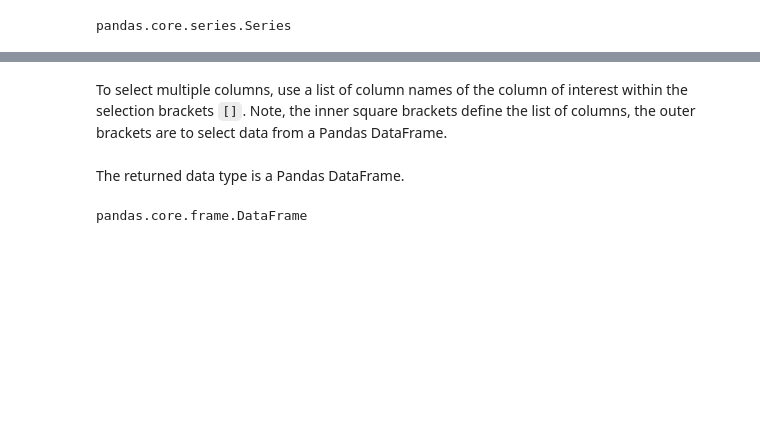
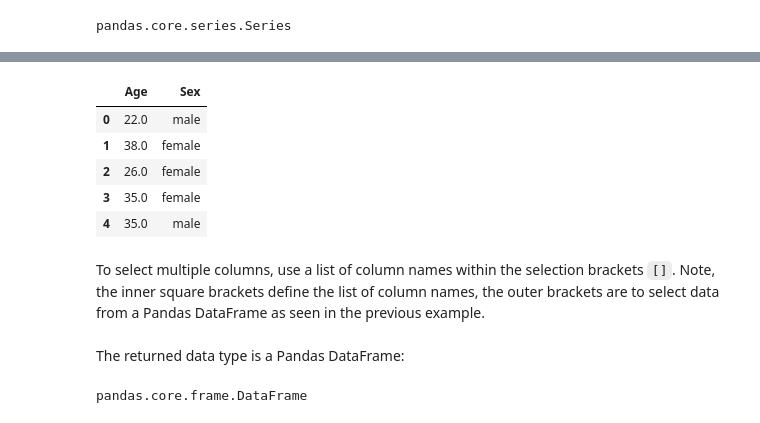
Before and after one commit to stijnvanhoey/pandas-getting-started-tutorials, a Jupyter notebook: notebooks/3_subset_data.ipynb, the cells around one changed output, grey strips where cells are left out. Cells and saved outputs as stored; diff of their text form; code cells hidden in the pictures; blank space fills up the shorter version.

```diff
--- a/notebooks/3_subset_data.ipynb
+++ b/notebooks/3_subset_data.ipynb
@@ -89,7 +58,17 @@ titanic[["Age", "Sex"]]
+# %%
+age_sex = titanic[["Age", "Sex"]]
+age_sex.head()
+# %% [output]
+|  | Age | Sex |
+| 0 | 22.0 | male |
+| 1 | 38.0 | female |
+| 2 | 26.0 | female |
+| 3 | 35.0 | female |
+| 4 | 35.0 | male |
 # %% [markdown]
-To select multiple columns, use a list of column names of the column of interest within the selection brackets `[]`. Note, the inner square brackets define the list of columns, the outer brackets are to select data from a Pandas DataFrame.
+To select multiple columns, use a list of column names within the selection brackets `[]`. Note, the inner square brackets define the list of column names, the outer brackets are to select data from a Pandas DataFrame as seen in the previous example.
 # %% [markdown]
-The returned data type is a Pandas DataFrame.
+The returned data type is a Pandas DataFrame:
 # %%
 type(titanic[["Age", "Sex"]])
 # %% [output]
```
Also changed, not shown: parts of 20 cells of this notebook.
